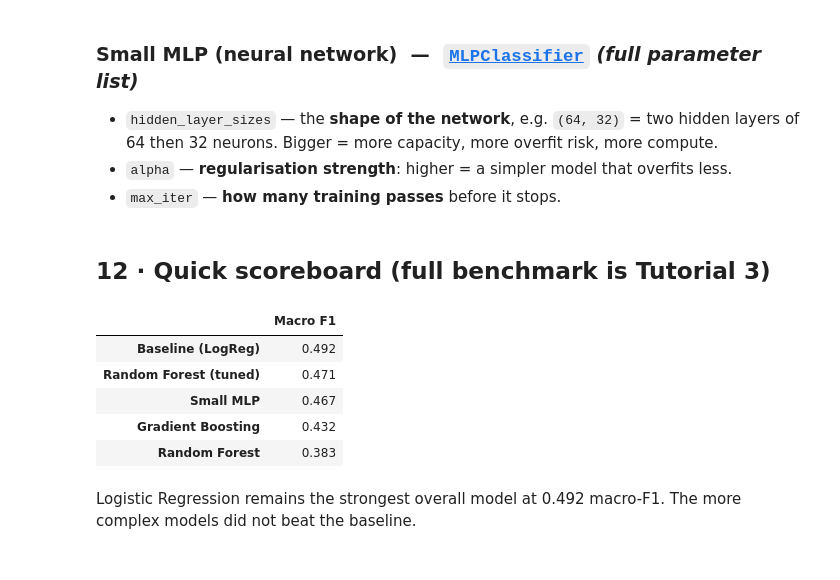
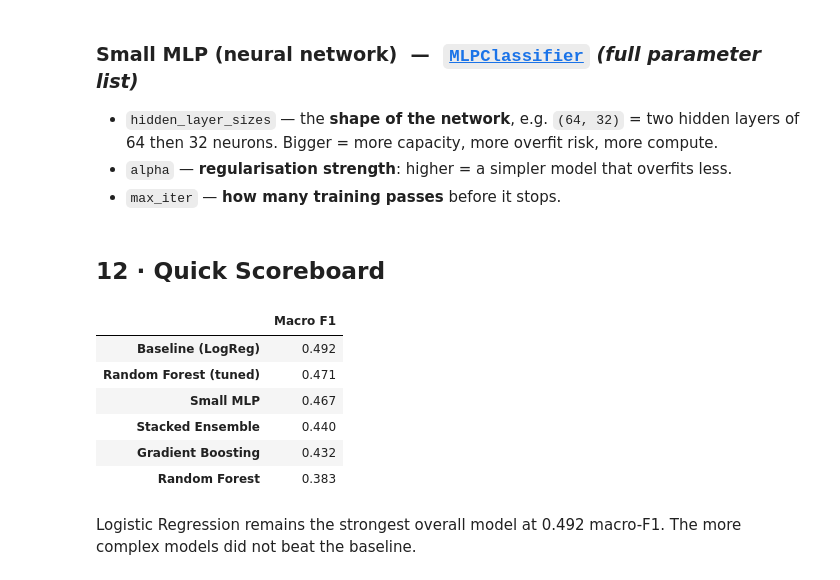
Before and after one commit to tinadams/carisurg-portfolio, a Jupyter notebook: notebooks/week_7_Tutorial2_Optimization_Techniques.ipynb, the cells around one changed output. Drawn from its saved outputs; the diff is of its cells as text; code cells hidden in the pictures.

```diff
--- a/notebooks/week_7_Tutorial2_Optimization_Techniques.ipynb
+++ b/notebooks/week_7_Tutorial2_Optimization_Techniques.ipynb
@@ -801,28 +950,30 @@ display(
 - `alpha` — **regularisation strength**: higher = a simpler model that overfits less.
 - `max_iter` — **how many training passes** before it stops.
 # %% [markdown]
-## 12 · Quick scoreboard (full benchmark is Tutorial 3)
+## 12 · Quick Scoreboard
 # %%
 # ------------------------------------------------------------------
 # WHAT THIS CELL DOES: lines up macro-F1 for every model so far. The FULL
 # six-axis benchmark (with timing + interpretability) comes in Tutorial 3.
 # ------------------------------------------------------------------
 scores = {
     "Baseline (LogReg)": baseline_f1,
     "Random Forest": rf_f1,
     "Random Forest (tuned)": best_rf_test_f1,
     "Gradient Boosting": hgb_f1,
     "Small MLP": mlp_f1,
+    "Stacked Ensemble": stack_macro_f1,
 }
 
 pd.Series(scores).sort_values(
     ascending=False
 ).round(3).to_frame("Macro F1")
 # %% [output]
 |  | Macro F1 |
 | Baseline (LogReg) | 0.492 |
 | Random Forest (tuned) | 0.471 |
 | Small MLP | 0.467 |
+| Stacked Ensemble | 0.440 |
 | Gradient Boosting | 0.432 |
 | Random Forest | 0.383 |
 # %% [markdown]
```
Also changed, not shown: parts of 13 cells of this notebook.
